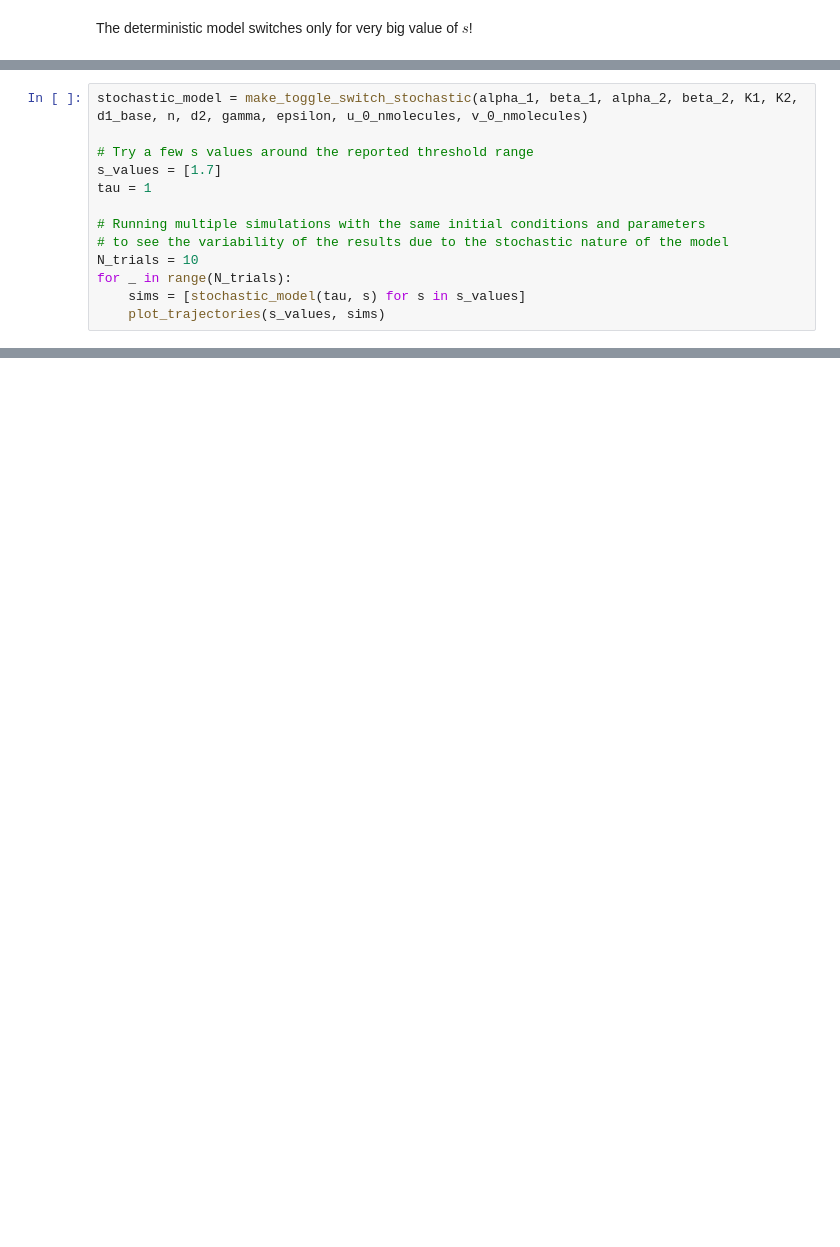
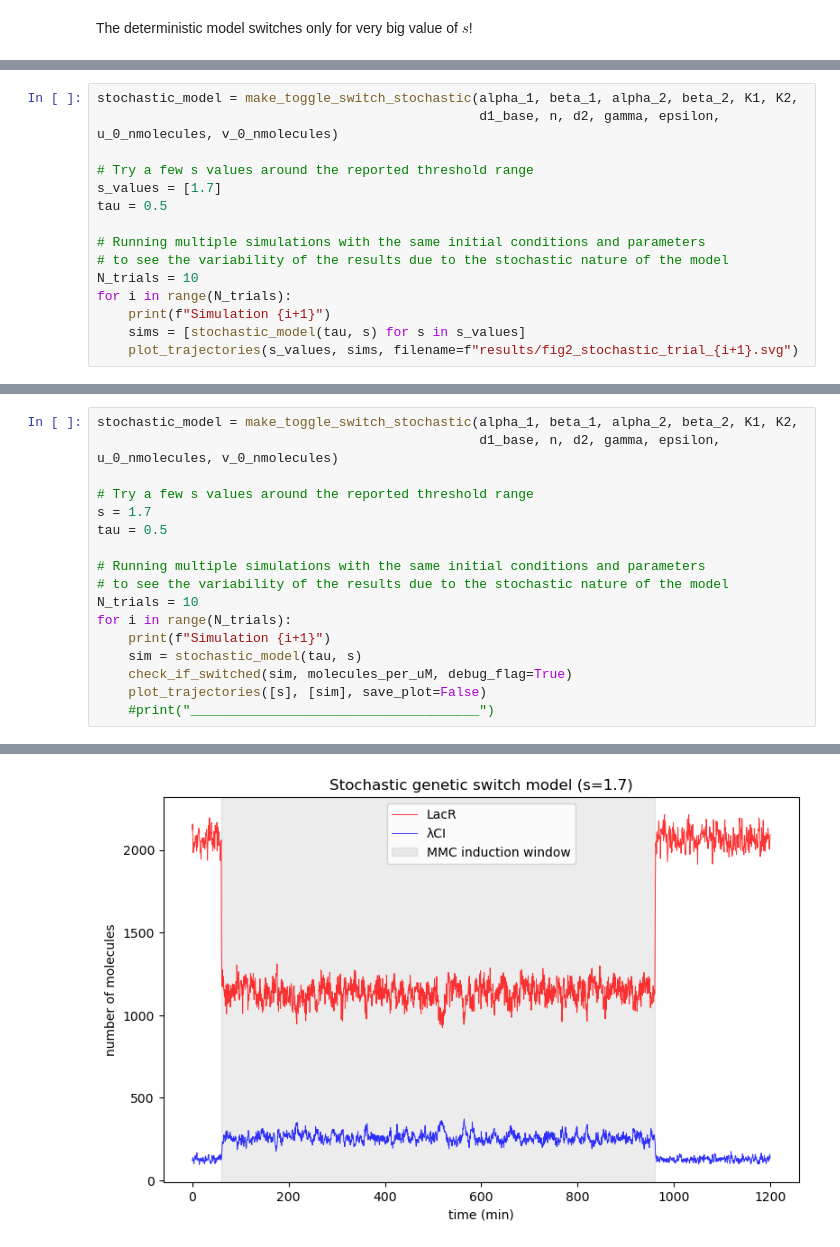
Before and after one commit to albertosal17/Stocastic-simulation-of-the-genetic-toggle-switch, a Jupyter notebook: SOS_pathways_trials.ipynb, the cells around one changed output, grey strips where cells are left out. Saved outputs shown, nothing was run; the diff lists cells and outputs as text; blank space fills up the shorter version.

```diff
--- a/SOS_pathways_trials.ipynb
+++ b/SOS_pathways_trials.ipynb
@@ -327,16 +348,3 @@ def make_toggle_switch_stochastic(alpha_1, beta_1, alpha_2, beta_2,
         return t, u, v
 
     return genetic_switch_stochastic
-# %%
-stochastic_model = make_toggle_switch_stochastic(alpha_1, beta_1, alpha_2, beta_2, K1, K2, d1_base, n, d2, gamma, epsilon, u_0_nmolecules, v_0_nmolecules)
-
-# Try a few s values around the reported threshold range
-s_values = [1.7]
-tau = 1
-
-# Running multiple simulations with the same initial conditions and parameters
-# to see the variability of the results due to the stochastic nature of the model
-N_trials = 10
-for _ in range(N_trials):
-    sims = [stochastic_model(tau, s) for s in s_values]
-    plot_trajectories(s_values, sims)
@@ -389,3 +356,18 @@ il tau-leap “puro” a salti Poisson può capitare che le reazioni di degradaz
 
 - Fai il leap;
 - Se $u_{k+1}<0$ o $v_{k+1}<0$ annulla quello step, dimezza τ e riesegui il campionamento. Ripeti finché non hai aggiornamenti validi (o fino a un minimo τ).
+# %%
+stochastic_model = make_toggle_switch_stochastic(alpha_1, beta_1, alpha_2, beta_2, K1, K2,
+                                                 d1_base, n, d2, gamma, epsilon, u_0_nmolecules, v_0_nmolecules)
+
+# Try a few s values around the reported threshold range
+s_values = [1.7]
+tau = 0.5
+
+# Running multiple simulations with the same initial conditions and parameters
+# to see the variability of the results due to the stochastic nature of the model
+N_trials = 10
+for i in range(N_trials):
+    print(f"Simulation {i+1}")
+    sims = [stochastic_model(tau, s) for s in s_values]
+    plot_trajectories(s_values, sims, filename=f"results/fig2_stochastic_trial_{i+1}.svg")
@@ -391,0 +449,18 @@ il tau-leap “puro” a salti Poisson può capitare che le reazioni di degradaz
+# %%
+stochastic_model = make_toggle_switch_stochastic(alpha_1, beta_1, alpha_2, beta_2, K1, K2,
+                                                 d1_base, n, d2, gamma, epsilon, u_0_nmolecules, v_0_nmolecules)
+
+# Try a few s values around the reported threshold range
+s = 1.7
+tau = 0.5
+
+# Running multiple simulations with the same initial conditions and parameters
+# to see the variability of the results due to the stochastic nature of the model
+N_trials = 10
+for i in range(N_trials):
+    print(f"Simulation {i+1}")
+    sim = stochastic_model(tau, s)
+    check_if_switched(sim, molecules_per_uM, debug_flag=True)
+    plot_trajectories([s], [sim], save_plot=False)
+    #print("_____________________________________")
+# %% [output]
@@ -391,0 +472 @@ il tau-leap “puro” a salti Poisson può capitare che le reazioni di degradaz
+[figure, added]
```
Also changed, not shown: parts of 26 cells of this notebook, 16 other files.
